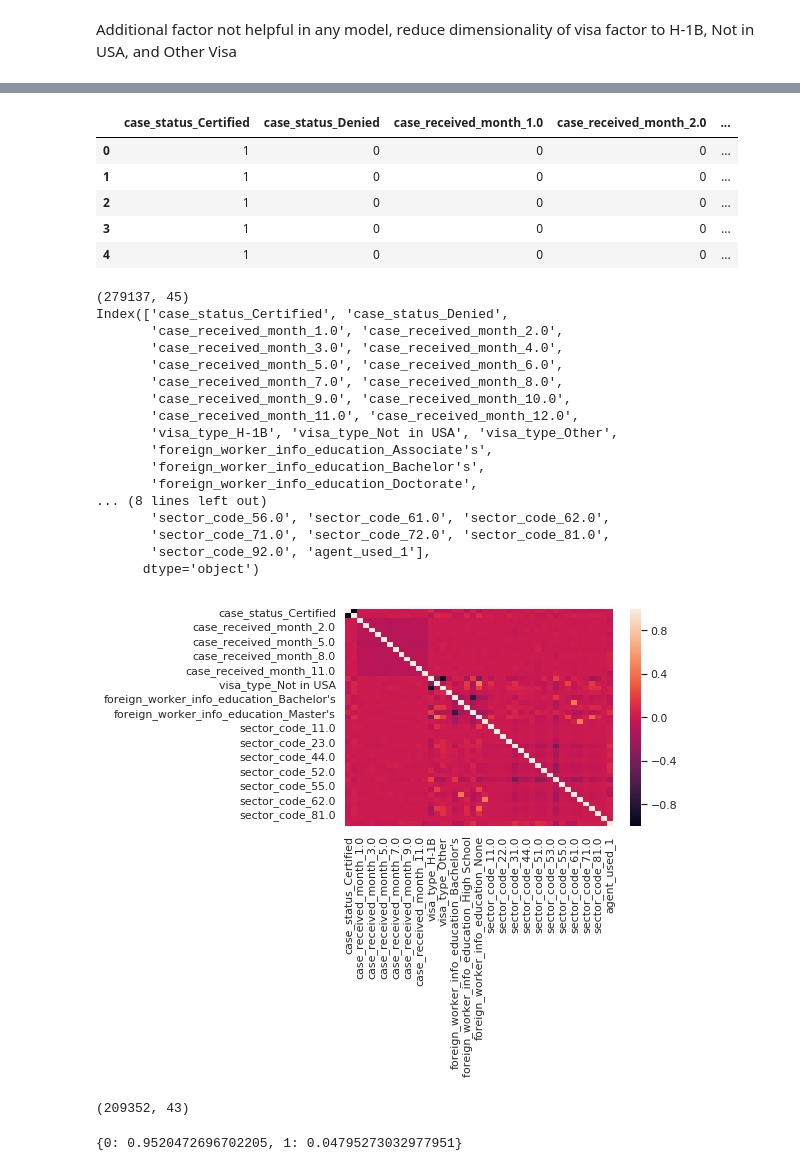
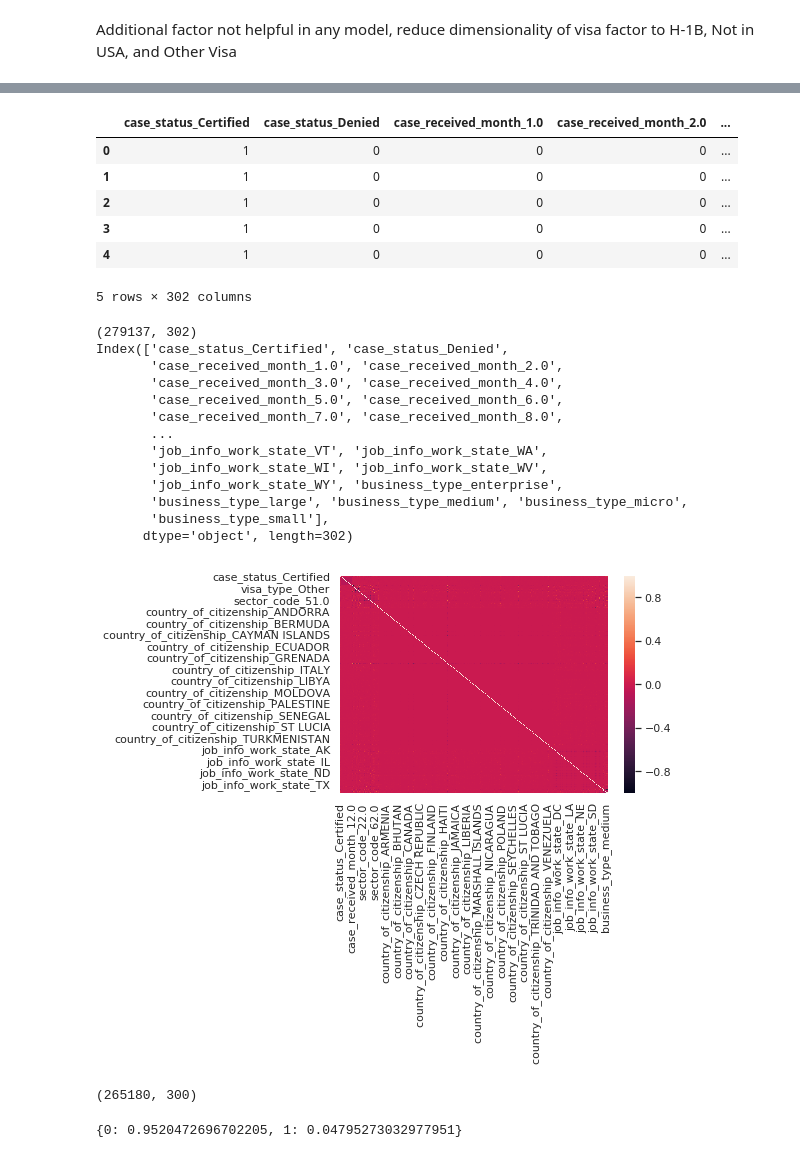
Before and after one commit to lkahre/insight_app, a Jupyter notebook: model_tests.ipynb, the cells around one changed output, grey strips where cells are left out. Drawn from its saved outputs; the diff is of its cells as text; code cells hidden in the pictures.

```diff
--- a/model_tests.ipynb
+++ b/model_tests.ipynb
@@ -70,0 +143,28 @@ visa_apps_all['sector_code'].replace(to_replace=49.0, value=48.0, inplace=True)
+# %%
+#convert state names to abbreviations line-by-line
+visa_apps_all['job_info_work_state'] = visa_apps_all.apply(lambda row: state_name2abbrev(row.job_info_work_state), axis=1)
+# %%
+def business_defs(num_employed):
+    micronum = 6
+    smallnum = 250
+    mednum = 500
+    largenum = 1000
+    if num_employed <= micronum:
+        business_type = 'micro'
+    elif num_employed > micronum and num_employed <= smallnum:
+        business_type = 'small'
+    elif num_employed > smallnum and num_employed <= mednum:
+        business_type = 'medium'
+    elif num_employed > mednum and num_employed <= largenum:
+        business_type = 'large'
+    elif num_employed > largenum:
+        business_type = 'enterprise'
+    else:
+        business_type = None
+    return business_type
+# %%
+#Create additional column for business type for logreg
+visa_apps_all['business_type'] = visa_apps_all.apply(lambda row:
+                                                     business_defs(row.employer_num_employees),
+                                                     axis=1)
+display(visa_apps_all.head())
@@ -117,8 +230,12 @@ fitdata['case_status'] = fitdata.apply(lambda row: standardize_certified(row.cas
 fitdata['agent_used'] = np.where(pd.notnull(fitdata['agent_city']), 1, 0)
 
 #Reduce to modeling variables and result
-used_vars = ['case_status', 'case_received_month', 'class_of_admission', 'foreign_worker_info_education', 'sector_code']
-used_vars2 = ['case_status', 'case_received_month', 'class_of_admission', 'foreign_worker_info_education', 'sector_code', 'agent_used']
+used_vars = ['case_status', 'case_received_month', 'class_of_admission',
+             'foreign_worker_info_education', 'sector_code',
+             'country_of_citizenship', 'job_info_work_state']
+used_vars2 = ['case_status', 'case_received_month', 'class_of_admission',
+              'foreign_worker_info_education', 'sector_code', 'agent_used',
+              'country_of_citizenship', 'job_info_work_state', 'business_type']
 
 fitdata_filter = fitdata[used_vars]
 fitdata_filter2 = fitdata[used_vars2]
@@ -601,7 +718,9 @@ display(fitdata_filter_reduce.head())
 
 #Preprocess data for logistic regression
 used_vars_reduce = ['case_status', 'case_received_month', 'visa_type',
-                    'foreign_worker_info_education', 'sector_code', 'agent_used']
+                    'foreign_worker_info_education', 'sector_code',
+                    'agent_used', 'country_of_citizenship', 'job_info_work_state',
+                    'business_type']
 dummy_data_reduce = pd.get_dummies(fitdata_filter_reduce, columns=used_vars_reduce)
 dummy_data_reduce.drop(columns=['agent_used_0'], inplace=True)
 display(dummy_data_reduce.head())
@@ -615,6 +734,6 @@ plt.show()
 #Split data for validation
 X_reduce = dummy_data_reduce.iloc[:, 2:]
 y_reduce = dummy_data_reduce.iloc[:, 0]
-X_train_reduce, X_test_reduce, y_train_reduce, y_test_reduce = train_test_split(X_reduce, y_reduce, test_size=0.25, random_state=0)
+X_train_reduce, X_test_reduce, y_train_reduce, y_test_reduce = train_test_split(X_reduce, y_reduce, test_size=0.05, random_state=0)
 X_train_reduce.shape
 # %% [output]
@@ -627,28 +746,25 @@ X_train_reduce.shape
 |  | case_status_Certified | case_status_Denied | case_received_month_1.0 | case_received_month_2.0 | ... |
 | 0 | 1 | 0 | 0 | 0 | ... |
 | 1 | 1 | 0 | 0 | 0 | ... |
 | 2 | 1 | 0 | 0 | 0 | ... |
 | 3 | 1 | 0 | 0 | 0 | ... |
 | 4 | 1 | 0 | 0 | 0 | ... |
-(279137, 45)
-Index(['case_status_Certified', 'case_status_Denied',
-       'case_received_month_1.0', 'case_received_month_2.0',
-       'case_received_month_3.0', 'case_received_month_4.0',
-       'case_received_month_5.0', 'case_received_month_6.0',
-       'case_received_month_7.0', 'case_received_month_8.0',
-       'case_received_month_9.0', 'case_received_month_10.0',
-       'case_received_month_11.0', 'case_received_month_12.0',
-       'visa_type_H-1B', 'visa_type_Not in USA', 'visa_type_Other',
-       'foreign_worker_info_education_Associate's',
-       'foreign_worker_info_education_Bachelor's',
-       'foreign_worker_info_education_Doctorate',
-... (8 lines left out)
-       'sector_code_56.0', 'sector_code_61.0', 'sector_code_62.0',
-       'sector_code_71.0', 'sector_code_72.0', 'sector_code_81.0',
-       'sector_code_92.0', 'agent_used_1'],
-      dtype='object')
+5 rows × 302 columns
+(279137, 302)
+Index(['case_status_Certified', 'case_status_Denied',
+       'case_received_month_1.0', 'case_received_month_2.0',
+       'case_received_month_3.0', 'case_received_month_4.0',
+       'case_received_month_5.0', 'case_received_month_6.0',
+       'case_received_month_7.0', 'case_received_month_8.0',
+       ...
+       'job_info_work_state_VT', 'job_info_work_state_WA',
+       'job_info_work_state_WI', 'job_info_work_state_WV',
+       'job_info_work_state_WY', 'business_type_enterprise',
+       'business_type_large', 'business_type_medium', 'business_type_micro',
+       'business_type_small'],
+      dtype='object', length=302)
-[figure, old version]
+[figure, new version]
-(209352, 43)
+(265180, 300)
 # %%
 #Set model weights
 totalnum = len(y_train)
```
Also changed, not shown: parts of 8 cells of this notebook, 4 other files.
